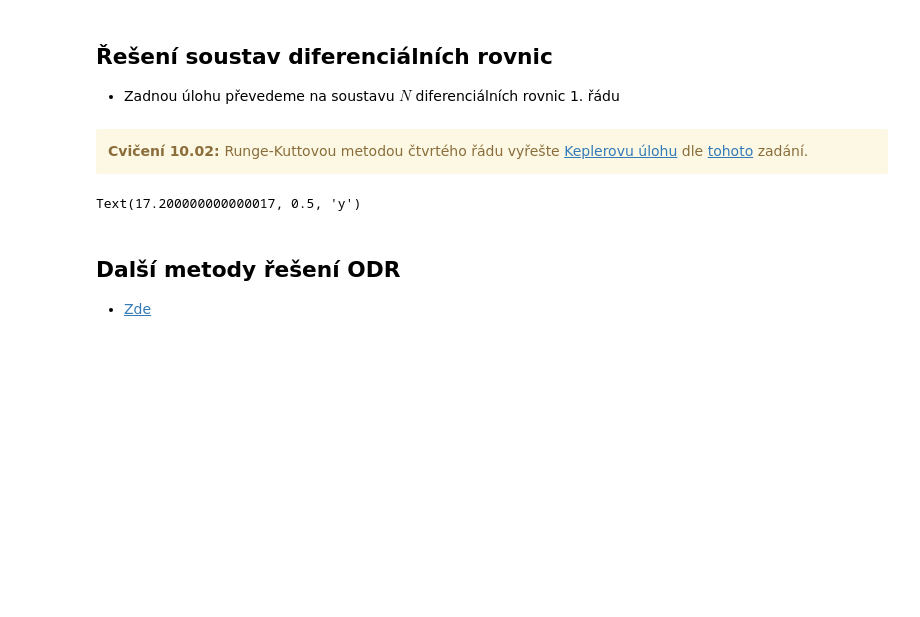
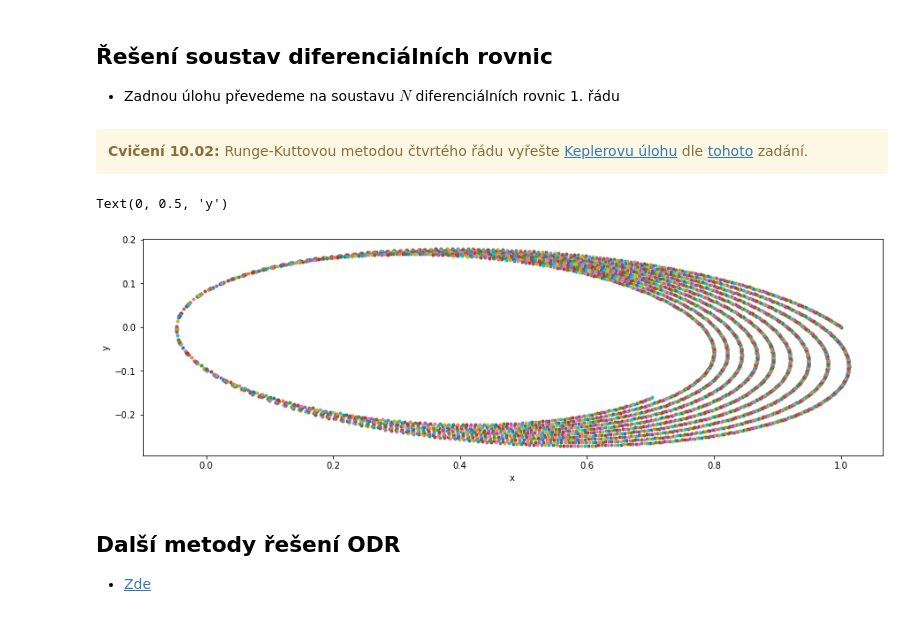
Before and after one commit to m-jirka/nme_cv, a Jupyter notebook: Cviceni10.ipynb, the cells around one changed output. Cells and saved outputs as stored; diff of their text form; code cells hidden in the pictures; blank space fills up the shorter version.

```diff
--- a/Cviceni10.ipynb
+++ b/Cviceni10.ipynb
@@ -145,43 +145,44 @@ Text(0.5, 0, '$t$')
 # %%
 # kod
 
 # metodou Runge-Kuta ctvrteho radu budeme resit soustavu dvou rovnic druheho radu (problem dvou teles)
 
 # konecny cas
 T = 20
 
 # pocatecni podminky
 # array([x, dx/dt, y, dy/dt])
 u = np.array([1, -0.3, 0, 0.3])
 
 
 def f(u):
     w = np.zeros(4)
-    #DOPLNTE
-    #w[0] =
-    #w[1] =
-    #w[2] =
-    #w[3] =
-    #DOPLNTE
+    w[0] = u[1]
+    w[1] = -u[0]/(u[0]**2+u[2]**2)**(3/2)
+    w[2] = u[3]
+    w[3] = -u[2]/(u[0]**2+u[2]**2)**(3/2)
     return w
 
 fig, ax = plt.subplots(figsize=(15,4.5))
 
 t = 0
 while t<T:
     #r = (u[0]**2+u[2]**2)**(1/2)
     #h = 1e-1*r**2
     h = 0.005 # delka kroku
     t = t + h
     ax.scatter(u[0], u[2], marker=".")
-    #DOPLNTE
-    #u = u + ...
-    #DOPLNTE
+    k1 = f(u)
+    k2 = f(u+h/2*k1)
+    k3 = f(u+h/2*k2)
+    k4 = f(u+h*k3)
+    u=u+h/6*(k1+2*k2+2*k3+k4)
 
 ax.set_xlabel('x')
 ax.set_ylabel('y')
 # %% [output]
-Text(17.200000000000017, 0.5, 'y')
+Text(0, 0.5, 'y')
+[figure, added]
 # %% [markdown]
 ## Další metody řešení ODR
 - [Zde](http://kfe.fjfi.cvut.cz/~vachal/edu/nme/cviceni/09_ODE/DOCS/teorie_ode_dalsi_metody.pdf)
```
Also changed, not shown: 31 other files.
